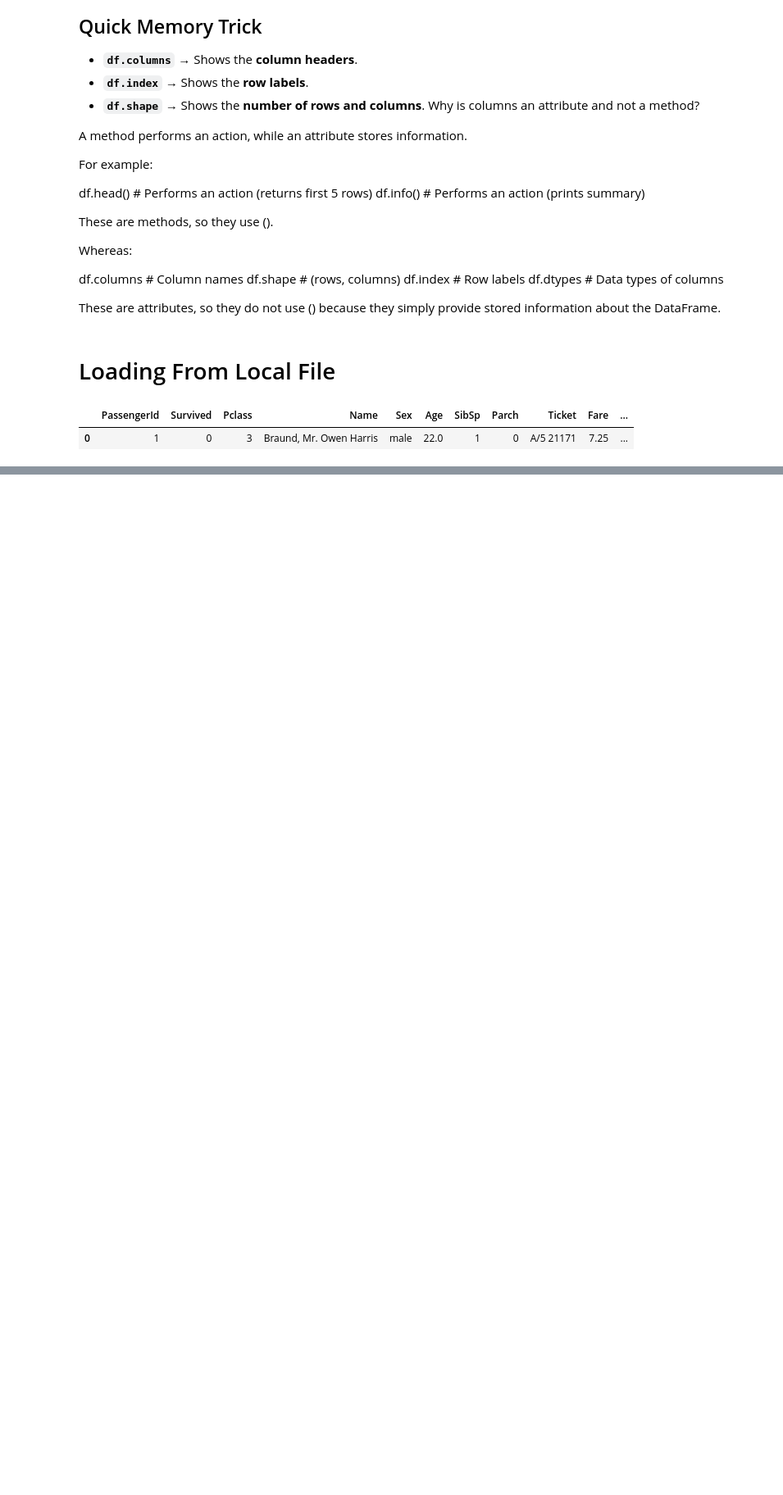
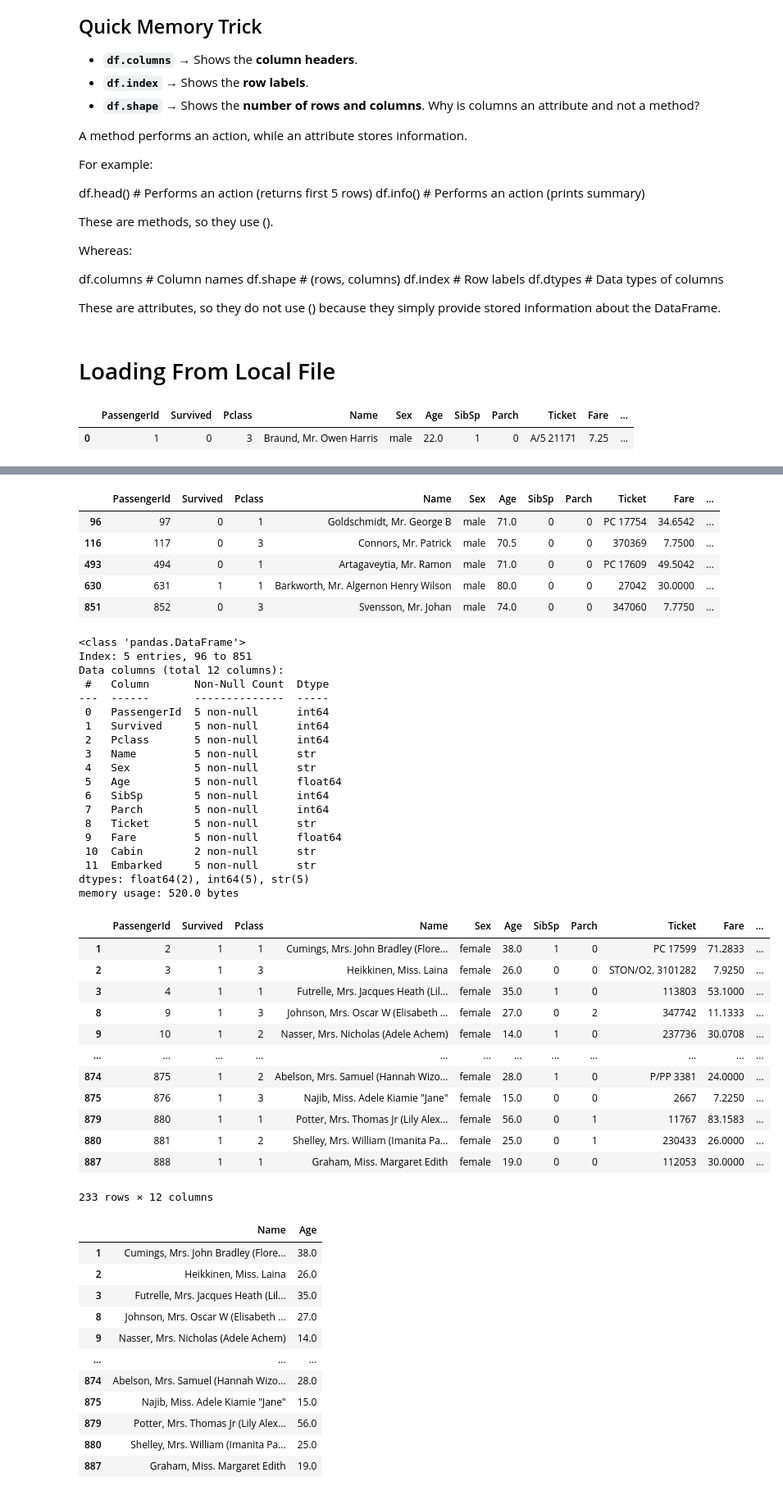
Before and after one commit to Shubham141-Git/Data-Science-Learning, a Jupyter notebook: level_2/22-02-2026-Pandas-2/July-3-2026.ipynb, the cells around one changed output, grey strips where cells are left out. Shown at 82% size. Saved outputs shown, nothing was run; the diff lists cells and outputs as text; code cells hidden in the pictures; blank space fills up the shorter version.

```diff
--- a/level_2/22-02-2026-Pandas-2/July-3-2026.ipynb
+++ b/level_2/22-02-2026-Pandas-2/July-3-2026.ipynb
@@ -1928,0 +1931,80 @@ df.head(1)
+# %%
+import pandas as pd
+titanic_dataset_local_url = "titanic.csv"
+df = pd.read_csv(titanic_dataset_local_url)
+
+# TO get the data in which passengers age is greater than 70 and survived, we can use the following code:
+df['Age'] > 70 # This is boolean index of passenfgers whose age is greater than 70. It will return a series of True and False values, where True indicates that the passenger's age is greater than 70, and False indicates that it is not.
+# But to get the actaual data of the passengers whose age is greater than 70 and survived, we can use the following code:
+df[df['Age'] > 70] # This will return a DataFrame containing only the rows where the 'Age' is greater than 70 and 'Survived' is equal to 1 (indicating that the passenger survived). The '&' operator is used to combine the two conditions, and the parentheses are necessary to ensure the correct order of operations.
+
+# this is like we are to iterating the original DataFrame and checking each row to see if it meets the specified conditions. The result is a new DataFrame that contains only the rows that satisfy both conditions.
+
+oldPassengers=df[df['Age'] > 70]
+display(oldPassengers) # This will display the DataFrame containing only the rows where the 'Age' is greater than 70 and 'Survived' is equal to 1 (indicating that the passenger survived). The '&' operator is used to combine the two conditions, and the parentheses are necessary to ensure the correct order of operations.
+oldPassengers.info() # This will display the information about the DataFrame containing only the rows where the 'Age' is greater than 70 and 'Survived' is equal to 1 (indicating that the passenger survived). The '&' operator is used to combine the two conditions, and the parentheses are necessary to ensure the correct order of operations.
+
+#Describe  --> This will display the statistical summary of the DataFrame containing only the rows where the 'Age' is greater than 70 and 'Survived' is equal to 1 (indicating that the passenger survived). The '&' operator is used to combine the two conditions, and the parentheses are necessary to ensure the correct order of operations. The describe() function provides various statistics such as count, mean, standard deviation, minimum, maximum, and quartiles for each numerical column in the DataFrame.
+oldPassengers.describe() # This will display the statistical summary of the DataFrame containing only the rows where the 'Age' is greater than 70 and 'Survived' is equal to 1 (indicating that the passenger survived). The '&' operator is used to combine the two conditions, and the parentheses are necessary to ensure the correct order of operations. The describe() function provides various statistics such as count, mean, standard deviation, minimum, maximum, and quartiles for each numerical column in the DataFrame.
+
+#Check the females who survived
+femaleSurvived=df[(df['Sex'] == 'female') & (df['Survived'] == 1)]
+display(femaleSurvived)
+#To get the name and age
+femaleSurvived[['Name', 'Age']] # This will return a DataFrame containing only the 'Name' and 'Age' columns for the rows where the 'Sex' is 'female' and 'Survived' is equal to 1
+
+#Using loc to get the name and age of the
+df.loc[(df['Sex'] == 'female') & (df['Survived'] == 1), ['Name', 'Age']] # This will return a DataFrame containing only the 'Name' and 'Age' columns for the rows where the 'Sex' is 'female' and 'Survived' is equal to 1. The loc indexer is used to select rows based on the specified conditions and columns based on their labels.
+# here (df['Sex'] == 'female') & (df['Survived'] == 1) will givwe the label of the rows which satisfy the condition and then we are using loc to get the name and age of those passengers.
+#  df.loc[row_selection, column_selection]
+# %% [output]
+|  | PassengerId | Survived | Pclass | Name | Sex | Age | SibSp | Parch | Ticket | Fare | ... |
+| 96 | 97 | 0 | 1 | Goldschmidt, Mr. George B | male | 71.0 | 0 | 0 | PC 17754 | 34.6542 | ... |
+| 116 | 117 | 0 | 3 | Connors, Mr. Patrick | male | 70.5 | 0 | 0 | 370369 | 7.7500 | ... |
+| 493 | 494 | 0 | 1 | Artagaveytia, Mr. Ramon | male | 71.0 | 0 | 0 | PC 17609 | 49.5042 | ... |
+| 630 | 631 | 1 | 1 | Barkworth, Mr. Algernon Henry Wilson | male | 80.0 | 0 | 0 | 27042 | 30.0000 | ... |
+| 851 | 852 | 0 | 3 | Svensson, Mr. Johan | male | 74.0 | 0 | 0 | 347060 | 7.7750 | ... |
+<class 'pandas.DataFrame'>
+Index: 5 entries, 96 to 851
+Data columns (total 12 columns):
+ #   Column       Non-Null Count  Dtype
+---  ------       --------------  -----
+ 0   PassengerId  5 non-null      int64
+ 1   Survived     5 non-null      int64
+ 2   Pclass       5 non-null      int64
+ 3   Name         5 non-null      str
+ 4   Sex          5 non-null      str
+ 5   Age          5 non-null      float64
+ 6   SibSp        5 non-null      int64
+ 7   Parch        5 non-null      int64
+ 8   Ticket       5 non-null      str
+ 9   Fare         5 non-null      float64
+ 10  Cabin        2 non-null      str
+ 11  Embarked     5 non-null      str
+dtypes: float64(2), int64(5), str(5)
+memory usage: 520.0 bytes
+|  | PassengerId | Survived | Pclass | Name | Sex | Age | SibSp | Parch | Ticket | Fare | ... |
+| 1 | 2 | 1 | 1 | Cumings, Mrs. John Bradley (Flore... | female | 38.0 | 1 | 0 | PC 17599 | 71.2833 | ... |
+| 2 | 3 | 1 | 3 | Heikkinen, Miss. Laina | female | 26.0 | 0 | 0 | STON/O2. 3101282 | 7.9250 | ... |
+| 3 | 4 | 1 | 1 | Futrelle, Mrs. Jacques Heath (Lil... | female | 35.0 | 1 | 0 | 113803 | 53.1000 | ... |
+| 8 | 9 | 1 | 3 | Johnson, Mrs. Oscar W (Elisabeth ... | female | 27.0 | 0 | 2 | 347742 | 11.1333 | ... |
+| 9 | 10 | 1 | 2 | Nasser, Mrs. Nicholas (Adele Achem) | female | 14.0 | 1 | 0 | 237736 | 30.0708 | ... |
+| ... | ... | ... | ... | ... | ... | ... | ... | ... | ... | ... | ... |
+| 874 | 875 | 1 | 2 | Abelson, Mrs. Samuel (Hannah Wizo... | female | 28.0 | 1 | 0 | P/PP 3381 | 24.0000 | ... |
+| 875 | 876 | 1 | 3 | Najib, Miss. Adele Kiamie "Jane" | female | 15.0 | 0 | 0 | 2667 | 7.2250 | ... |
+| 879 | 880 | 1 | 1 | Potter, Mrs. Thomas Jr (Lily Alex... | female | 56.0 | 0 | 1 | 11767 | 83.1583 | ... |
+| 880 | 881 | 1 | 2 | Shelley, Mrs. William (Imanita Pa... | female | 25.0 | 0 | 1 | 230433 | 26.0000 | ... |
+| 887 | 888 | 1 | 1 | Graham, Miss. Margaret Edith | female | 19.0 | 0 | 0 | 112053 | 30.0000 | ... |
+233 rows × 12 columns
+|  | Name | Age |
+| 1 | Cumings, Mrs. John Bradley (Flore... | 38.0 |
+| 2 | Heikkinen, Miss. Laina | 26.0 |
+| 3 | Futrelle, Mrs. Jacques Heath (Lil... | 35.0 |
+| 8 | Johnson, Mrs. Oscar W (Elisabeth ... | 27.0 |
+| 9 | Nasser, Mrs. Nicholas (Adele Achem) | 14.0 |
+| ... | ... | ... |
+| 874 | Abelson, Mrs. Samuel (Hannah Wizo... | 28.0 |
+| 875 | Najib, Miss. Adele Kiamie "Jane" | 15.0 |
+| 879 | Potter, Mrs. Thomas Jr (Lily Alex... | 56.0 |
+| 880 | Shelley, Mrs. William (Imanita Pa... | 25.0 |
+| 887 | Graham, Miss. Margaret Edith | 19.0 |
```
Also changed, not shown: parts of 7 cells of this notebook.
